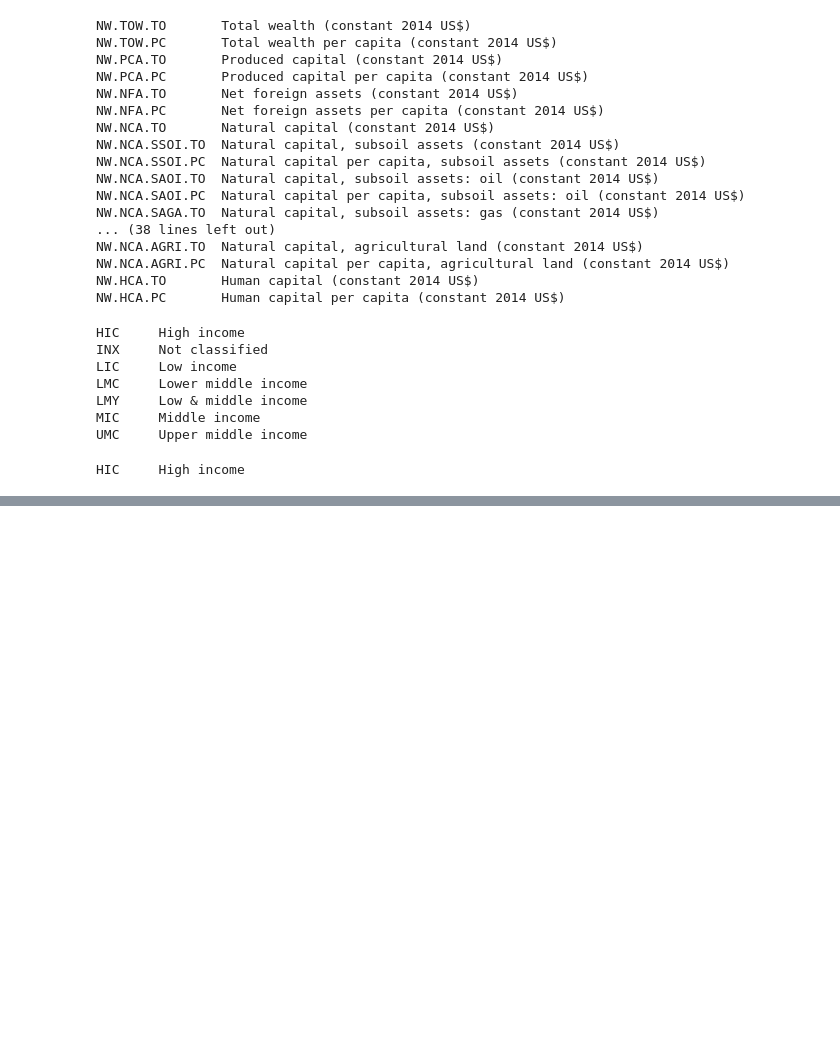
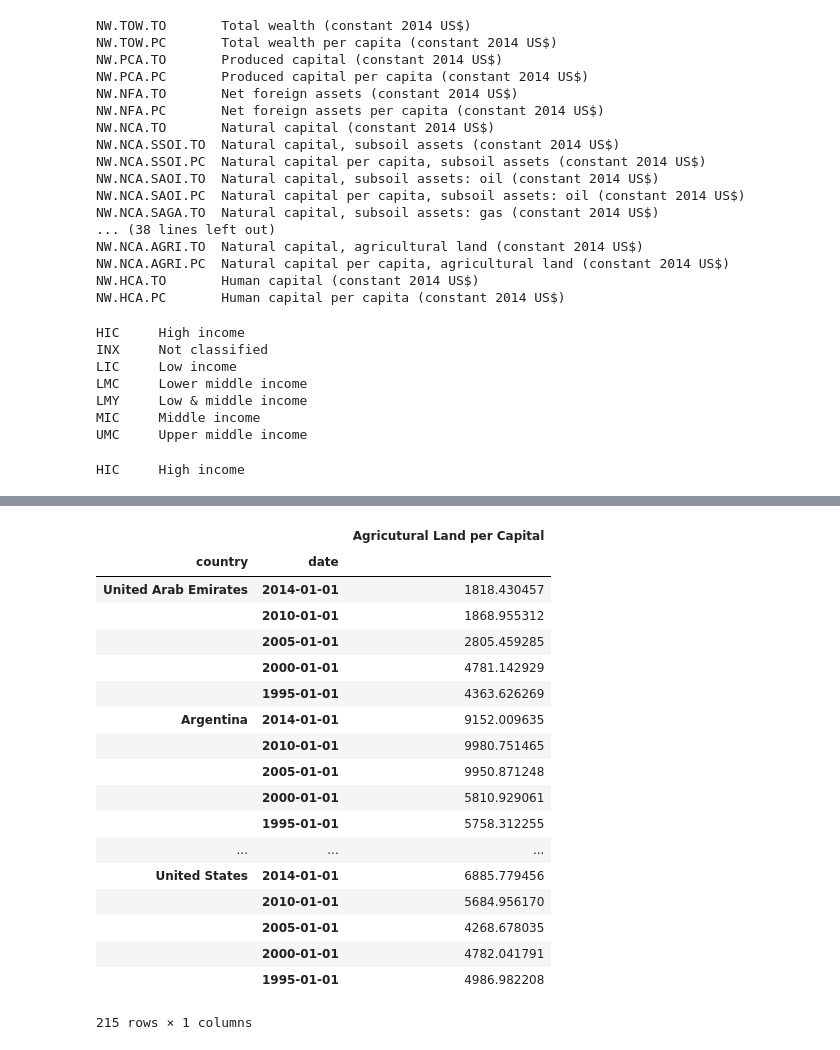
Before and after one commit to Danfurm/Climate_Resources, a Jupyter notebook: Project.1.ipynb, the cells around one changed output, grey strips where cells are left out. Cells and saved outputs as stored; diff of their text form; code cells hidden in the pictures; blank space fills up the shorter version.

```diff
--- a/Project.1.ipynb
+++ b/Project.1.ipynb
@@ -110,0 +108,25 @@ IndexError: list index out of range
+# %%
+countries = [i['id'] for i in wbdata.get_country(incomelevel="HIC", display=False)]
+indicators = {"NW.NCA.AGRI.PC": "Agricutural Land per Capital"}
+df_Agri = wbdata.get_dataframe(indicators, country=countries, convert_date=True)
+df
+# %% [output]
+|  |  | Agricutural Land per Capital |
+| country | date |  |
+| United Arab Emirates | 2014-01-01 | 1818.430457 |
+|  | 2010-01-01 | 1868.955312 |
+|  | 2005-01-01 | 2805.459285 |
+|  | 2000-01-01 | 4781.142929 |
+|  | 1995-01-01 | 4363.626269 |
+| Argentina | 2014-01-01 | 9152.009635 |
+|  | 2010-01-01 | 9980.751465 |
+|  | 2005-01-01 | 9950.871248 |
+|  | 2000-01-01 | 5810.929061 |
+|  | 1995-01-01 | 5758.312255 |
+| ... | ... | ... |
+| United States | 2014-01-01 | 6885.779456 |
+|  | 2010-01-01 | 5684.956170 |
+|  | 2005-01-01 | 4268.678035 |
+|  | 2000-01-01 | 4782.041791 |
+|  | 1995-01-01 | 4986.982208 |
+215 rows × 1 columns
```
Also changed, not shown: parts of 2 cells of this notebook.
